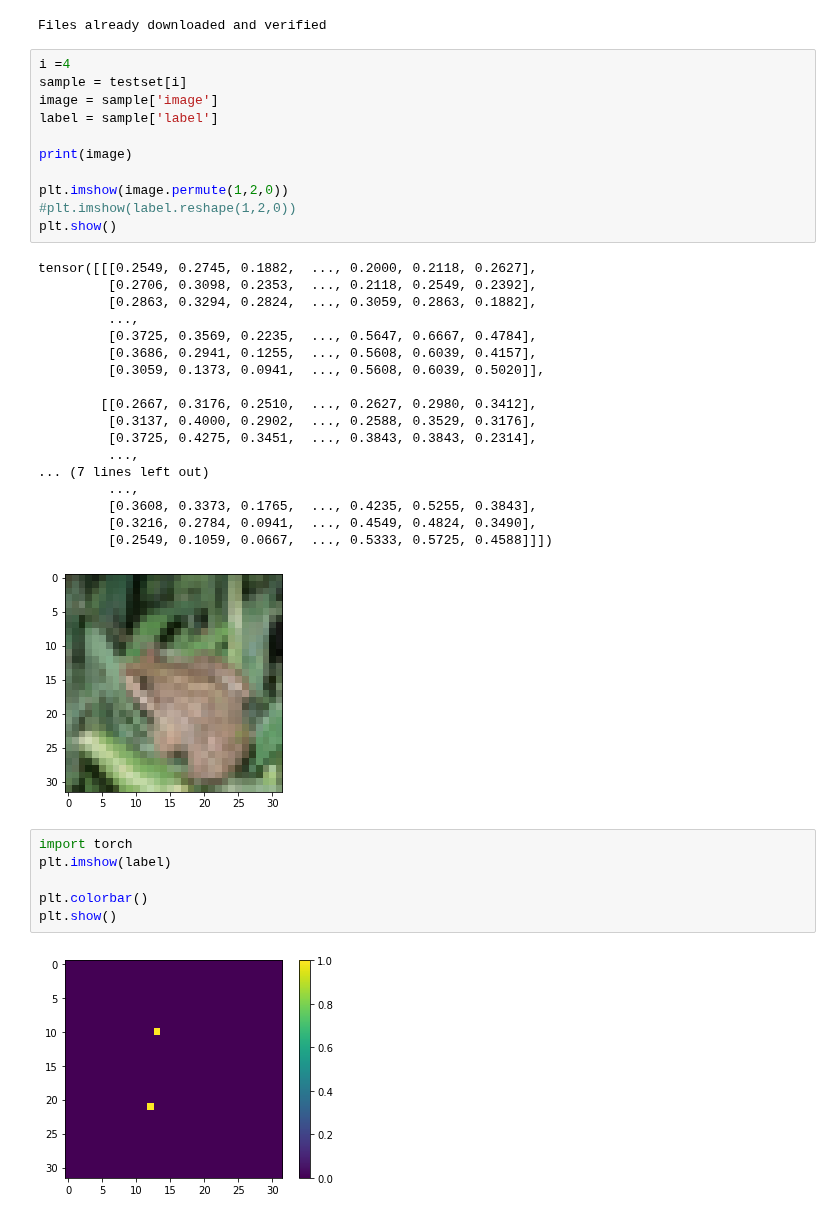
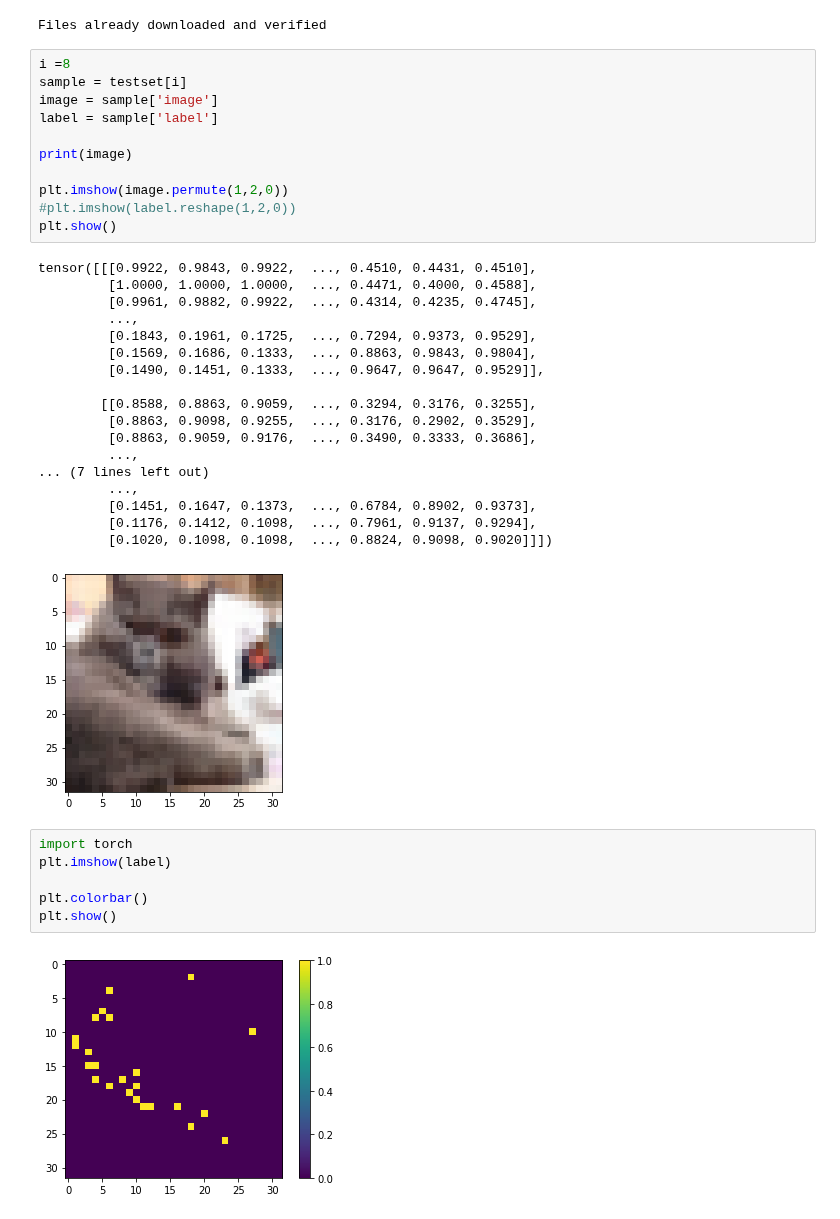
Before and after one commit to mvrl/disaggregation, a Jupyter notebook: synthetic_testing/graph.ipynb, the cells around one changed output. Drawn from its saved outputs; the diff is of its cells as text.

```diff
--- a/synthetic_testing/graph.ipynb
+++ b/synthetic_testing/graph.ipynb
@@ -6,35 +6,35 @@ testset = Cifar(mode='test')
 # %% [output]
 Files already downloaded and verified
 # %%
-i =4
+i =8
 sample = testset[i]
 image = sample['image']
 label = sample['label']
 
 print(image)
 
 plt.imshow(image.permute(1,2,0))
 #plt.imshow(label.reshape(1,2,0))
 plt.show()
 # %% [output]
-tensor([[[0.2549, 0.2745, 0.1882,  ..., 0.2000, 0.2118, 0.2627],
-         [0.2706, 0.3098, 0.2353,  ..., 0.2118, 0.2549, 0.2392],
-         [0.2863, 0.3294, 0.2824,  ..., 0.3059, 0.2863, 0.1882],
+tensor([[[0.9922, 0.9843, 0.9922,  ..., 0.4510, 0.4431, 0.4510],
+         [1.0000, 1.0000, 1.0000,  ..., 0.4471, 0.4000, 0.4588],
+         [0.9961, 0.9882, 0.9922,  ..., 0.4314, 0.4235, 0.4745],
          ...,
-         [0.3725, 0.3569, 0.2235,  ..., 0.5647, 0.6667, 0.4784],
-         [0.3686, 0.2941, 0.1255,  ..., 0.5608, 0.6039, 0.4157],
-         [0.3059, 0.1373, 0.0941,  ..., 0.5608, 0.6039, 0.5020]],
+         [0.1843, 0.1961, 0.1725,  ..., 0.7294, 0.9373, 0.9529],
+         [0.1569, 0.1686, 0.1333,  ..., 0.8863, 0.9843, 0.9804],
+         [0.1490, 0.1451, 0.1333,  ..., 0.9647, 0.9647, 0.9529]],
 
-        [[0.2667, 0.3176, 0.2510,  ..., 0.2627, 0.2980, 0.3412],
-         [0.3137, 0.4000, 0.2902,  ..., 0.2588, 0.3529, 0.3176],
-         [0.3725, 0.4275, 0.3451,  ..., 0.3843, 0.3843, 0.2314],
+        [[0.8588, 0.8863, 0.9059,  ..., 0.3294, 0.3176, 0.3255],
+         [0.8863, 0.9098, 0.9255,  ..., 0.3176, 0.2902, 0.3529],
+         [0.8863, 0.9059, 0.9176,  ..., 0.3490, 0.3333, 0.3686],
          ...,
 ... (7 lines left out)
          ...,
-         [0.3608, 0.3373, 0.1765,  ..., 0.4235, 0.5255, 0.3843],
-         [0.3216, 0.2784, 0.0941,  ..., 0.4549, 0.4824, 0.3490],
-         [0.2549, 0.1059, 0.0667,  ..., 0.5333, 0.5725, 0.4588]]])
+         [0.1451, 0.1647, 0.1373,  ..., 0.6784, 0.8902, 0.9373],
+         [0.1176, 0.1412, 0.1098,  ..., 0.7961, 0.9137, 0.9294],
+         [0.1020, 0.1098, 0.1098,  ..., 0.8824, 0.9098, 0.9020]]])
-[figure, old version]
+[figure, new version]
 # %%
 import torch
 plt.imshow(label)
@@ -42,6 +42,6 @@ plt.imshow(label)
 plt.colorbar()
 plt.show()
 # %% [output]
-[figure, old version]
+[figure, new version]
 # %%
 import torch.nn as nn
```
Also changed, not shown: parts of 2 cells of this notebook, 4 other files.
